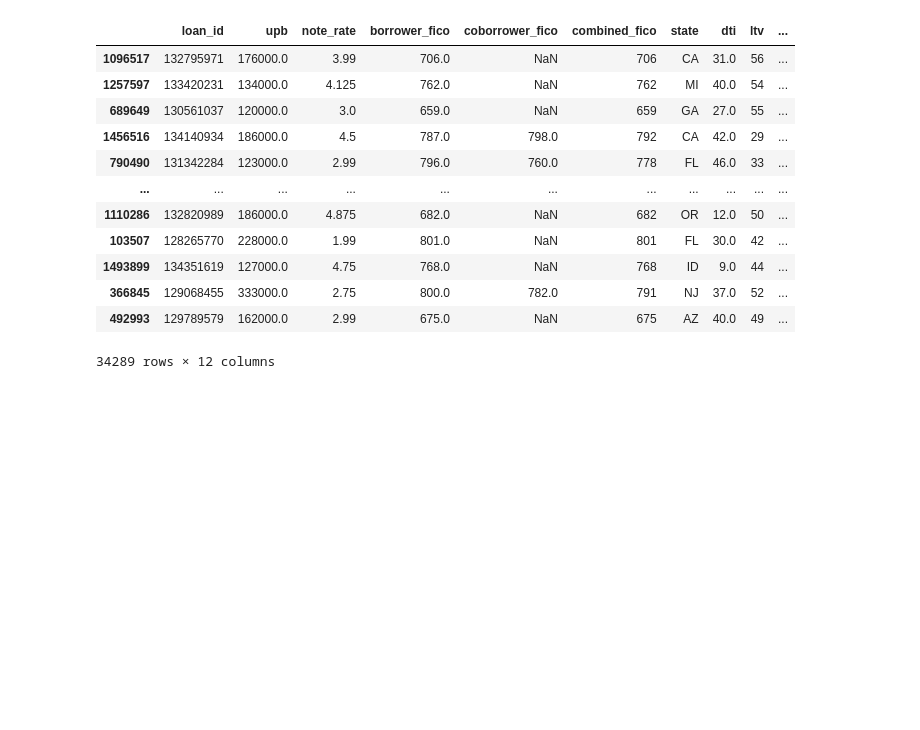
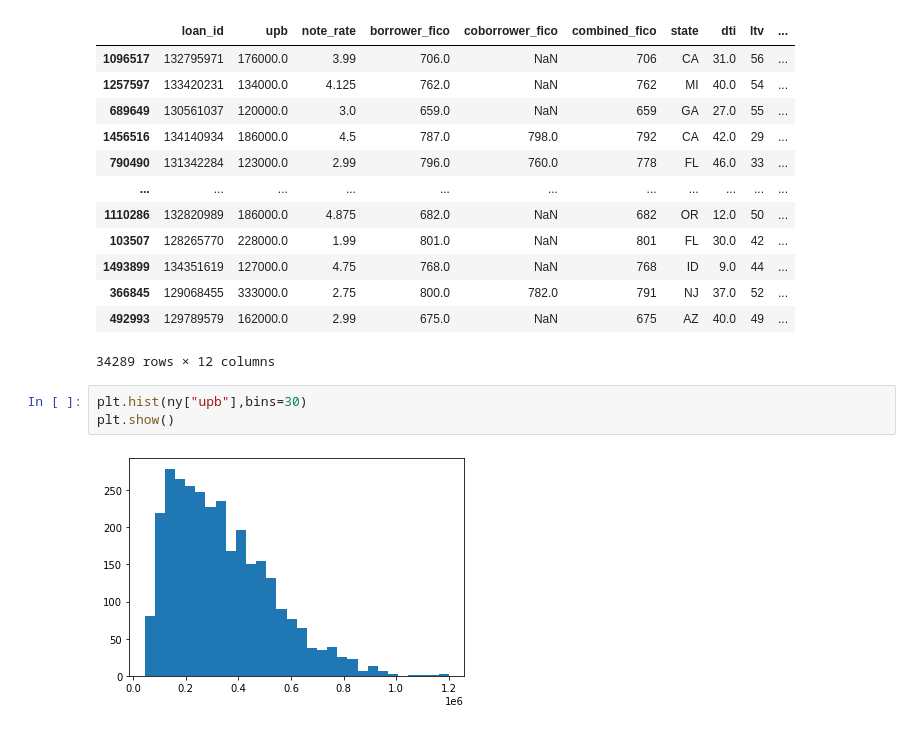
Before and after one commit to jerrywang2352/Mortgage_Pooling_Optimization, a Jupyter notebook: src/data_analysis.ipynb, the cells around one changed output. Cells and saved outputs as stored; diff of their text form; blank space fills up the shorter version.

```diff
--- a/src/data_analysis.ipynb
+++ b/src/data_analysis.ipynb
@@ -191,3 +191,8 @@ df.loc[(df["ltv"].astype(float)<=60)]
 | 366845 | 129068455 | 333000.0 | 2.75 | 800.0 | 782.0 | 791 | NJ | 37.0 | 52 | ... |
 | 492993 | 129789579 | 162000.0 | 2.99 | 675.0 | NaN | 675 | AZ | 40.0 | 49 | ... |
 34289 rows × 12 columns
+# %%
+plt.hist(ny["upb"],bins=30)
+plt.show()
+# %% [output]
+[figure, added]
```
Also changed, not shown: parts of 2 cells of this notebook.
